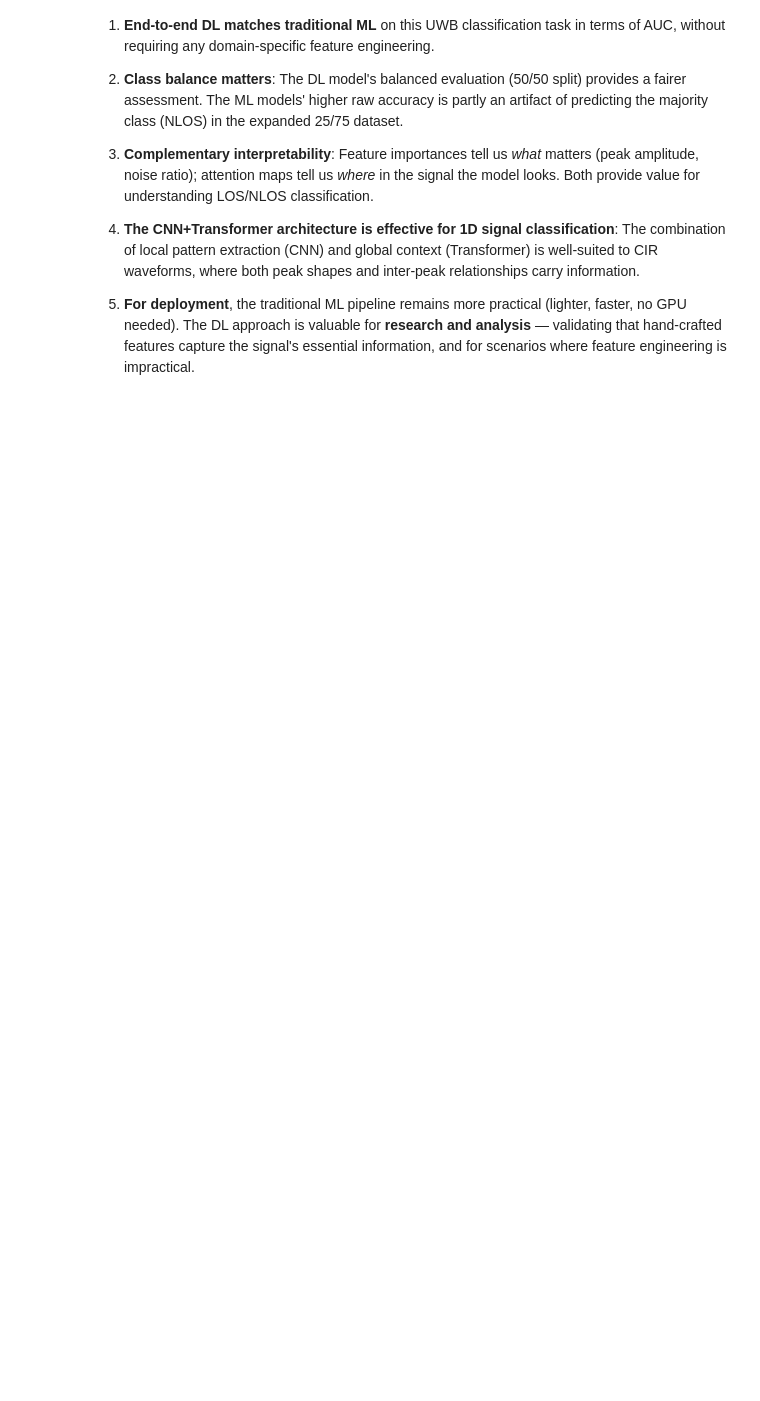
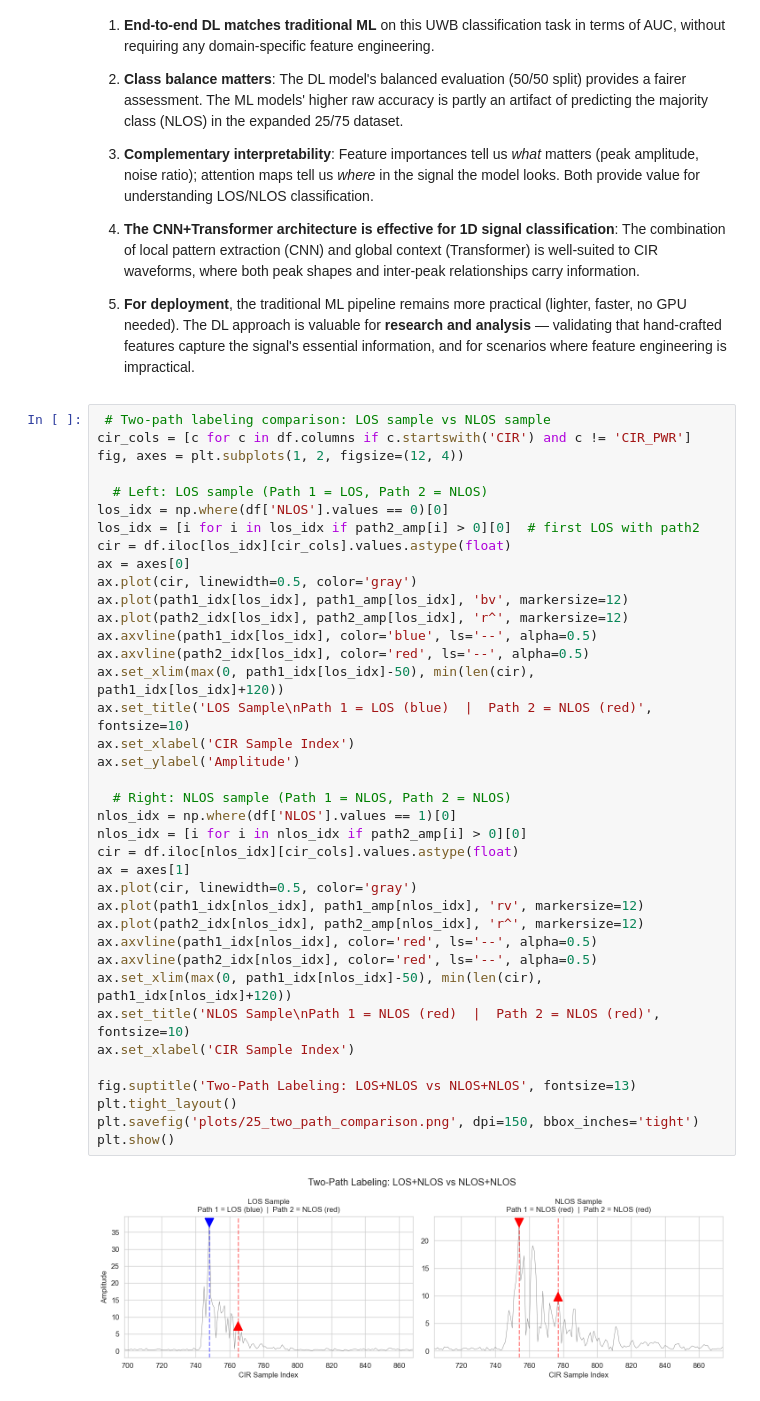
Before and after one commit to hoshinoht/csc3105-project, a Jupyter notebook: evaluation.ipynb, the cells around one changed output. Cells and saved outputs as stored; diff of their text form; blank space fills up the shorter version.

Commit message:
Add two-path LOS+NLOS vs NLOS+NLOS comparison plot and notebook outputs
- New Plot 25: side-by-side CIR visualization contrasting LOS sample
  (Path 1=LOS, Path 2=NLOS) with NLOS sample (both paths NLOS)
- Updated notebook with full pipeline outputs from latest run

```diff
--- a/evaluation.ipynb
+++ b/evaluation.ipynb
@@ -769,3 +769,43 @@ Based on the experimental results from both pipelines:
 4. **The CNN+Transformer architecture is effective for 1D signal classification**: The combination of local pattern extraction (CNN) and global context (Transformer) is well-suited to CIR waveforms, where both peak shapes and inter-peak relationships carry information.
 
 5. **For deployment**, the traditional ML pipeline remains more practical (lighter, faster, no GPU needed). The DL approach is valuable for **research and analysis** — validating that hand-crafted features capture the signal's essential information, and for scenarios where feature engineering is impractical.
+# %%
+ # Two-path labeling comparison: LOS sample vs NLOS sample
+cir_cols = [c for c in df.columns if c.startswith('CIR') and c != 'CIR_PWR']
+fig, axes = plt.subplots(1, 2, figsize=(12, 4))
+
+  # Left: LOS sample (Path 1 = LOS, Path 2 = NLOS)
+los_idx = np.where(df['NLOS'].values == 0)[0]
+los_idx = [i for i in los_idx if path2_amp[i] > 0][0]  # first LOS with path2
+cir = df.iloc[los_idx][cir_cols].values.astype(float)
+ax = axes[0]
+ax.plot(cir, linewidth=0.5, color='gray')
+ax.plot(path1_idx[los_idx], path1_amp[los_idx], 'bv', markersize=12)
+ax.plot(path2_idx[los_idx], path2_amp[los_idx], 'r^', markersize=12)
+ax.axvline(path1_idx[los_idx], color='blue', ls='--', alpha=0.5)
+ax.axvline(path2_idx[los_idx], color='red', ls='--', alpha=0.5)
+ax.set_xlim(max(0, path1_idx[los_idx]-50), min(len(cir), path1_idx[los_idx]+120))
+ax.set_title('LOS Sample\nPath 1 = LOS (blue)  |  Path 2 = NLOS (red)', fontsize=10)
+ax.set_xlabel('CIR Sample Index')
+ax.set_ylabel('Amplitude')
+
+  # Right: NLOS sample (Path 1 = NLOS, Path 2 = NLOS)
+nlos_idx = np.where(df['NLOS'].values == 1)[0]
+nlos_idx = [i for i in nlos_idx if path2_amp[i] > 0][0]
+cir = df.iloc[nlos_idx][cir_cols].values.astype(float)
+ax = axes[1]
+ax.plot(cir, linewidth=0.5, color='gray')
+ax.plot(path1_idx[nlos_idx], path1_amp[nlos_idx], 'rv', markersize=12)
+ax.plot(path2_idx[nlos_idx], path2_amp[nlos_idx], 'r^', markersize=12)
+ax.axvline(path1_idx[nlos_idx], color='red', ls='--', alpha=0.5)
+ax.axvline(path2_idx[nlos_idx], color='red', ls='--', alpha=0.5)
+ax.set_xlim(max(0, path1_idx[nlos_idx]-50), min(len(cir), path1_idx[nlos_idx]+120))
+ax.set_title('NLOS Sample\nPath 1 = NLOS (red)  |  Path 2 = NLOS (red)', fontsize=10)
+ax.set_xlabel('CIR Sample Index')
+
+fig.suptitle('Two-Path Labeling: LOS+NLOS vs NLOS+NLOS', fontsize=13)
+plt.tight_layout()
+plt.savefig('plots/25_two_path_comparison.png', dpi=150, bbox_inches='tight')
+plt.show()
+# %% [output]
+[figure, added]
```
